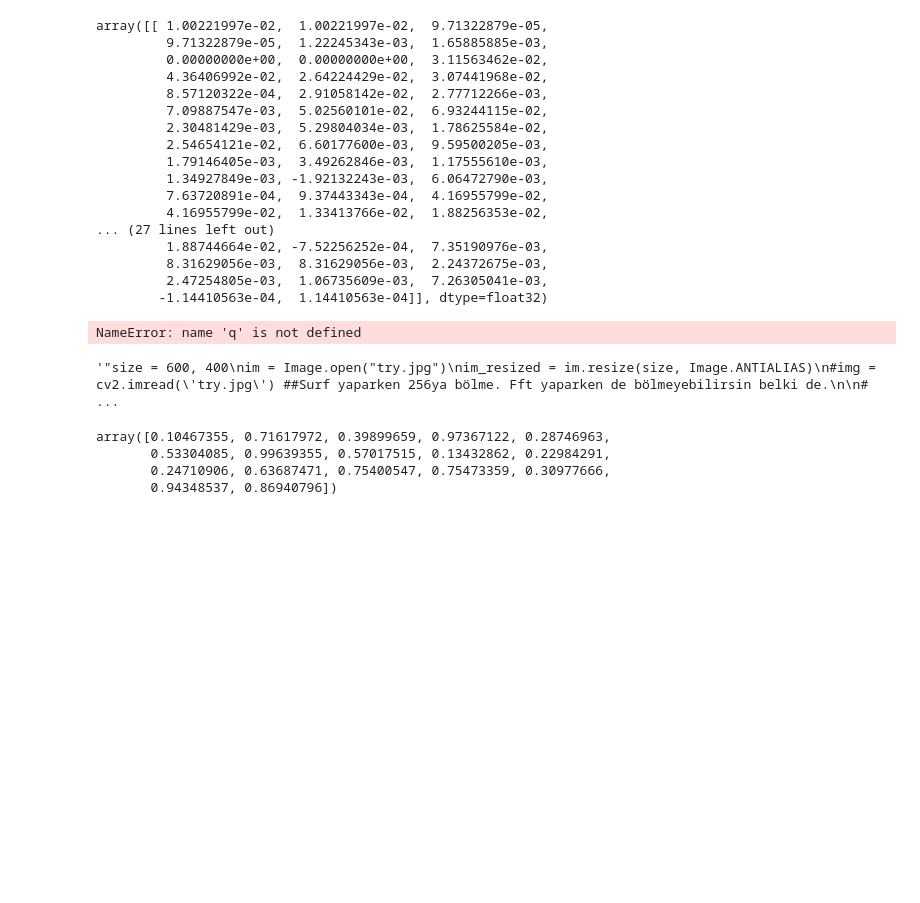
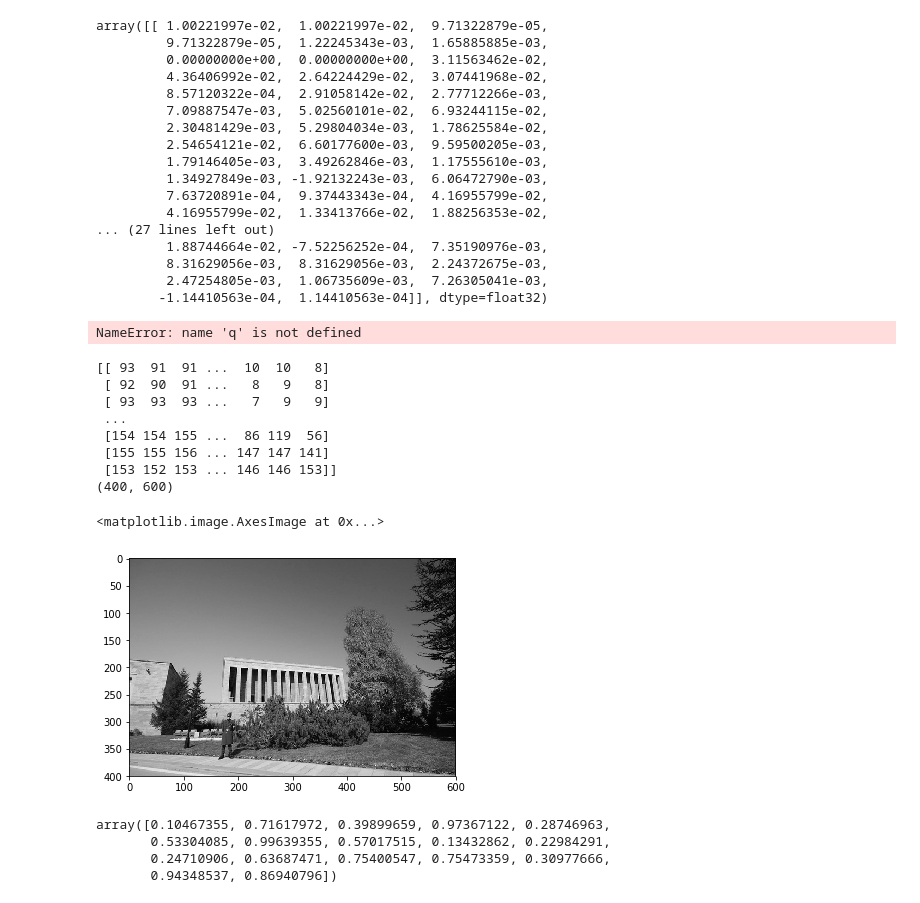
Before and after one commit to SenaKorkut/Automatic-Colorization-of-Grayscale-Images, a Jupyter notebook: preprocess.ipynb, the cells around one changed output. Drawn from its saved outputs; the diff is of its cells as text; code cells hidden in the pictures; blank space fills up the shorter version.

```diff
--- a/preprocess.ipynb
+++ b/preprocess.ipynb
@@ -142,18 +142,27 @@ def neighbors(x,y,window,grayscale_img): #return the all window pixels centered
     finishy = y + int(window/2) +1
     return grayscale_img[startx:finishx, starty:finishy]
 # %%
-#size = 600, 400
-#im = Image.open("try.jpg")
-#im_resized = im.resize(size, Image.ANTIALIAS)
+size = 600, 400
+im = Image.open("try.jpg")
+im_resized = im.resize(size, Image.ANTIALIAS)
 #img = cv2.imread('try.jpg') ##Surf yaparken 256ya bölme. Fft yaparken de bölmeyebilirsin belki de.
 
 #im_resized = img.resize(size, Image.ANTIALIAS)
-#qlab = cv2.cvtColor(np.array(im_resized),cv2.COLOR_BGR2LAB)##LAB dimensions kullanılacak.
-#grayscale_img = qlab[:,:,0]
-#print(grayscale_img)
-#np_grayscale_img = np.array(grayscale_img)
-#print(np_grayscale_img.shape)
-#plt.imshow(np_grayscale_img, cmap='gray', vmin=0, vmax=255)
+qlab = cv2.cvtColor(np.array(im_resized),cv2.COLOR_BGR2LAB)##LAB dimensions kullanılacak.
+grayscale_img = qlab[:,:,0]
+print(grayscale_img)
+np_grayscale_img = np.array(grayscale_img)
+print(np_grayscale_img.shape)
+plt.imshow(np_grayscale_img, cmap='gray', vmin=0, vmax=255)
 # %% [output]
-'"size = 600, 400\nim = Image.open("try.jpg")\nim_resized = im.resize(size, Image.ANTIALIAS)\n#img = cv2.imread(\'try.jpg\') ##Surf yaparken 256ya bölme. Fft yaparken de bölmeyebilirsin belki de.\n\n# ...
+[[ 93  91  91 ...  10  10   8]
+ [ 92  90  91 ...   8   9   8]
+ [ 93  93  93 ...   7   9   9]
+ ...
+ [154 154 155 ...  86 119  56]
+ [155 155 156 ... 147 147 141]
+ [153 152 153 ... 146 146 153]]
+(400, 600)
+<matplotlib.image.AxesImage at 0x...>
+[figure, added]
 # %%
```
Also changed, not shown: parts of 31 cells of this notebook, 1 other file.
